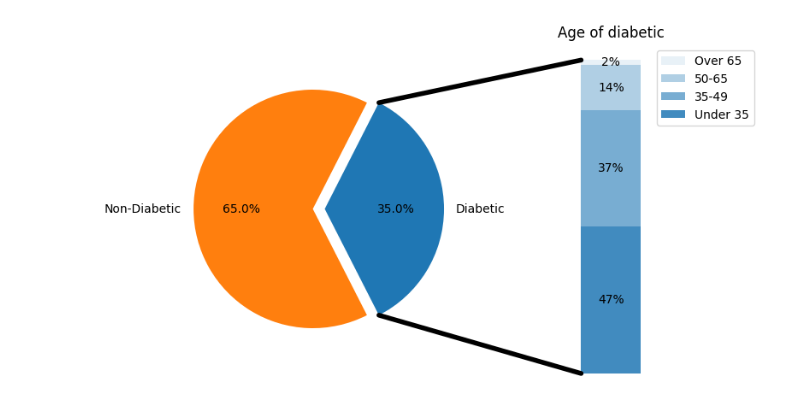
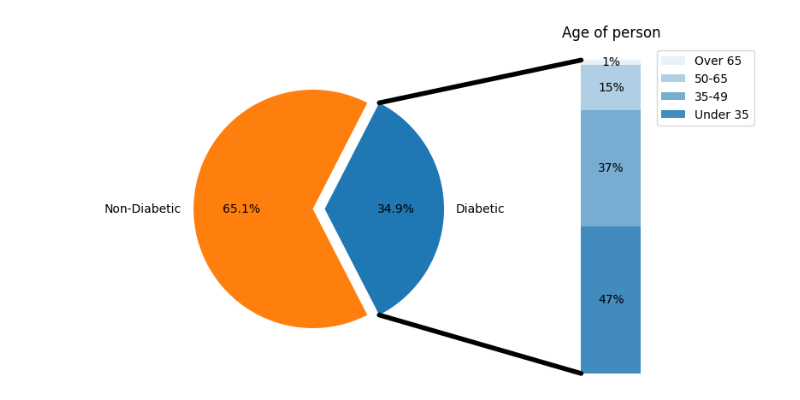
Before and after one commit to madhavchopra99/diabetic_prediction, a Jupyter notebook: Analysis on Data.ipynb, the cells around one changed output. Drawn from its saved outputs; the diff is of its cells as text; code cells hidden in the pictures.

```diff
--- a/Analysis on Data.ipynb
+++ b/Analysis on Data.ipynb
@@ -6,6 +6,6 @@ from matplotlib.patches import ConnectionPatch
 # %%
 df1 = pd.read_csv('./data/diabetes.csv')
 # %%
-filt = df1['Outcome'] == 1
-df2 = df1.loc[filt]
-df3 = df2.drop(columns=['Outcome'],axis=1)
+df2 = df1.copy()
+df2['Outcome'] = df1['Outcome'].map({0:'Non-Diabetic',1:'Diabetic'})
+df_outcome = df2['Outcome'].value_counts().to_frame().iloc[::-1]
@@ -12,3 +19,7 @@ df3 = df2.drop(columns=['Outcome'],axis=1)
+# %%
+filt = df1['Outcome'] == 1
+df3 = df1.loc[filt]
+df4 = df3.drop(columns=['Outcome'],axis=1)
 # %%
 def group_ages(age):
     if age<35:
@@ -20,6 +31,6 @@ def group_ages(age):
     elif age > 65:
         return 'Over 65'
 
-df3['Age Group'] = df3['Age'].apply(group_ages)
+df4['Age Group'] = df4['Age'].apply(group_ages)
 # %%
-df3['Age Group'].value_counts()
+df5 = df4['Age Group'].value_counts().to_frame()
@@ -36,8 +49,9 @@ fig, (ax1, ax2) = plt.subplots(1, 2, figsize=(9, 5))
 fig.subplots_adjust(wspace=0)
 
 # pie chart parameters
-overall_ratios = [.35, .65]
-labels = ['Diabetic', 'Non-Diabetic']
+overall_count = df_outcome['count'].to_numpy()
+overall_ratios = overall_count / np.sum(overall_count)
+labels = df_outcome.index
 explode = [0.1, 0]
 
 # rotate so that first wedge is split by the x-axis
@@ -46,8 +60,9 @@ wedges, *_ = ax1.pie(overall_ratios, autopct='%1.1f%%', startangle=angle,
                      labels=labels, explode=explode)
 
 # bar chart parameters
-age_ratios = [.47, .37, .145, .015]
-age_labels = ['Under 35', '35-49', '50-65', 'Over 65']
+age_count = df5['count'].to_numpy()
+age_ratios = age_count / np.sum(age_count)
+age_labels = df5.index
 bottom = 1
 width = .2
 
@@ -58,34 +73,35 @@ for j, (height, label) in enumerate(reversed([*zip(age_ratios, age_labels)])):
                  alpha=0.1 + 0.25 * j)
     ax2.bar_label(bc, labels=[f"{height:.0%}"], label_type='center')
 
-ax2.set_title('Age of diabetic')
+ax2.set_title('Age of person')
 ax2.legend()
 ax2.axis('off')
 ax2.set_xlim(- 2.5 * width, 2.5 * width)
 
 # use ConnectionPatch to draw lines between the two plots
 theta1, theta2 = wedges[0].theta1, wedges[0].theta2
 center, r = wedges[0].center, wedges[0].r
 bar_height = sum(age_ratios)
 
 # draw top connecting line
 x = r * np.cos(np.pi / 180 * theta2) + center[0]
 y = r * np.sin(np.pi / 180 * theta2) + center[1]
 con = ConnectionPatch(xyA=(-width / 2, bar_height), coordsA=ax2.transData,
                       xyB=(x, y), coordsB=ax1.transData)
 con.set_color([0, 0, 0])
 con.set_linewidth(4)
 ax2.add_artist(con)
 
 # draw bottom connecting line
 x = r * np.cos(np.pi / 180 * theta1) + center[0]
 y = r * np.sin(np.pi / 180 * theta1) + center[1]
 con = ConnectionPatch(xyA=(-width / 2, 0), coordsA=ax2.transData,
                       xyB=(x, y), coordsB=ax1.transData)
 con.set_color([0, 0, 0])
 ax2.add_artist(con)
 con.set_linewidth(4)
 
+# plt.savefig('./screenshots/data demography.png')
 plt.show()
 # %% [output]
-[figure, old version]
+[figure, new version]
```
Also changed, not shown: parts of 3 cells of this notebook, 1 other file.
